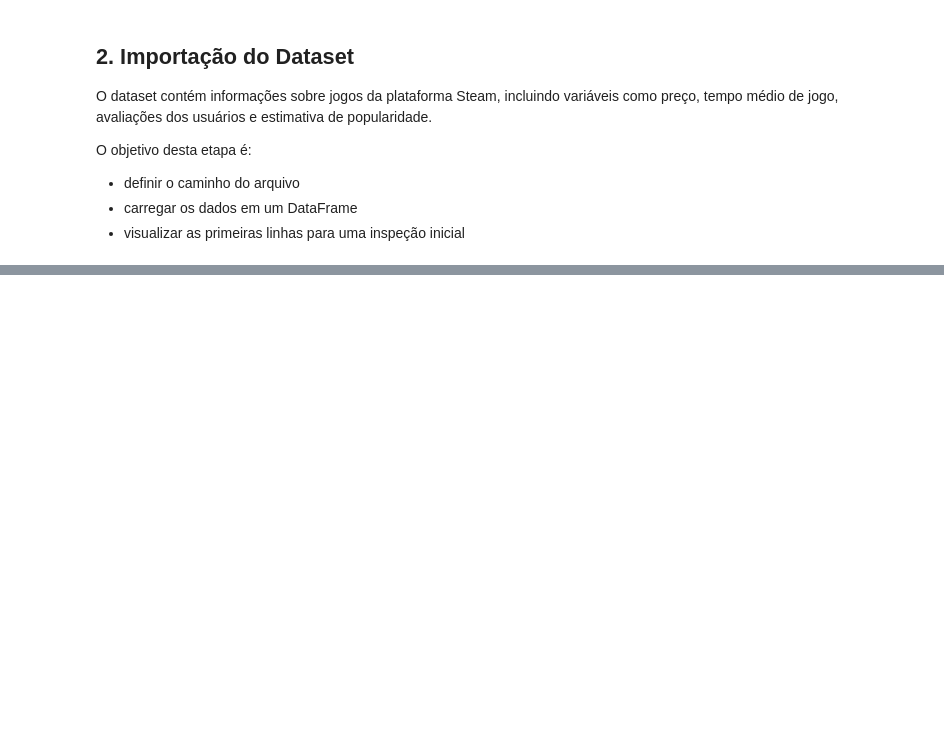
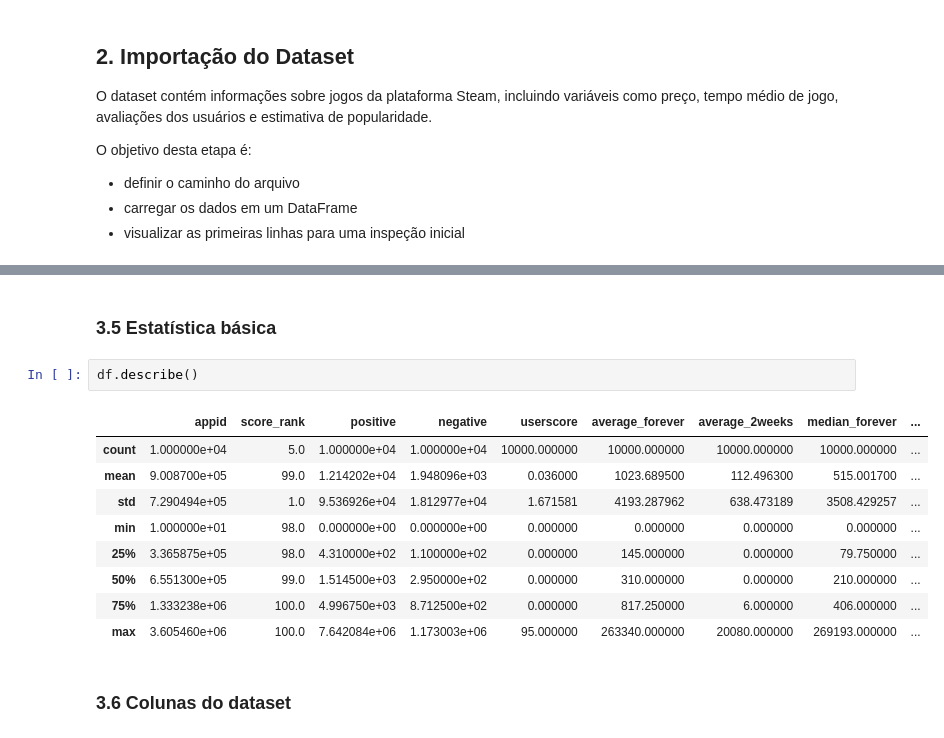
Before and after one commit to wagnerquadros/anaise_dados_steam, a Jupyter notebook: steam.ipynb, the cells around one changed output, grey strips where cells are left out. Cells and saved outputs as stored; diff of their text form; blank space fills up the shorter version.

```diff
--- a/steam.ipynb
+++ b/steam.ipynb
@@ -66,0 +151,16 @@ df.head()
+# %% [markdown]
+### 3.5 Estatística básica
+# %%
+df.describe()
+# %% [output]
+|  | appid | score_rank | positive | negative | userscore | average_forever | average_2weeks | median_forever | ... |
+| count | 1.000000e+04 | 5.0 | 1.000000e+04 | 1.000000e+04 | 10000.000000 | 10000.000000 | 10000.000000 | 10000.000000 | ... |
+| mean | 9.008700e+05 | 99.0 | 1.214202e+04 | 1.948096e+03 | 0.036000 | 1023.689500 | 112.496300 | 515.001700 | ... |
+| std | 7.290494e+05 | 1.0 | 9.536926e+04 | 1.812977e+04 | 1.671581 | 4193.287962 | 638.473189 | 3508.429257 | ... |
+| min | 1.000000e+01 | 98.0 | 0.000000e+00 | 0.000000e+00 | 0.000000 | 0.000000 | 0.000000 | 0.000000 | ... |
+| 25% | 3.365875e+05 | 98.0 | 4.310000e+02 | 1.100000e+02 | 0.000000 | 145.000000 | 0.000000 | 79.750000 | ... |
+| 50% | 6.551300e+05 | 99.0 | 1.514500e+03 | 2.950000e+02 | 0.000000 | 310.000000 | 0.000000 | 210.000000 | ... |
+| 75% | 1.333238e+06 | 100.0 | 4.996750e+03 | 8.712500e+02 | 0.000000 | 817.250000 | 6.000000 | 406.000000 | ... |
+| max | 3.605460e+06 | 100.0 | 7.642084e+06 | 1.173003e+06 | 95.000000 | 263340.000000 | 20080.000000 | 269193.000000 | ... |
+# %% [markdown]
+### 3.6 Colunas do dataset
```
Also changed, not shown: parts of 26 cells of this notebook, 1 other file.
